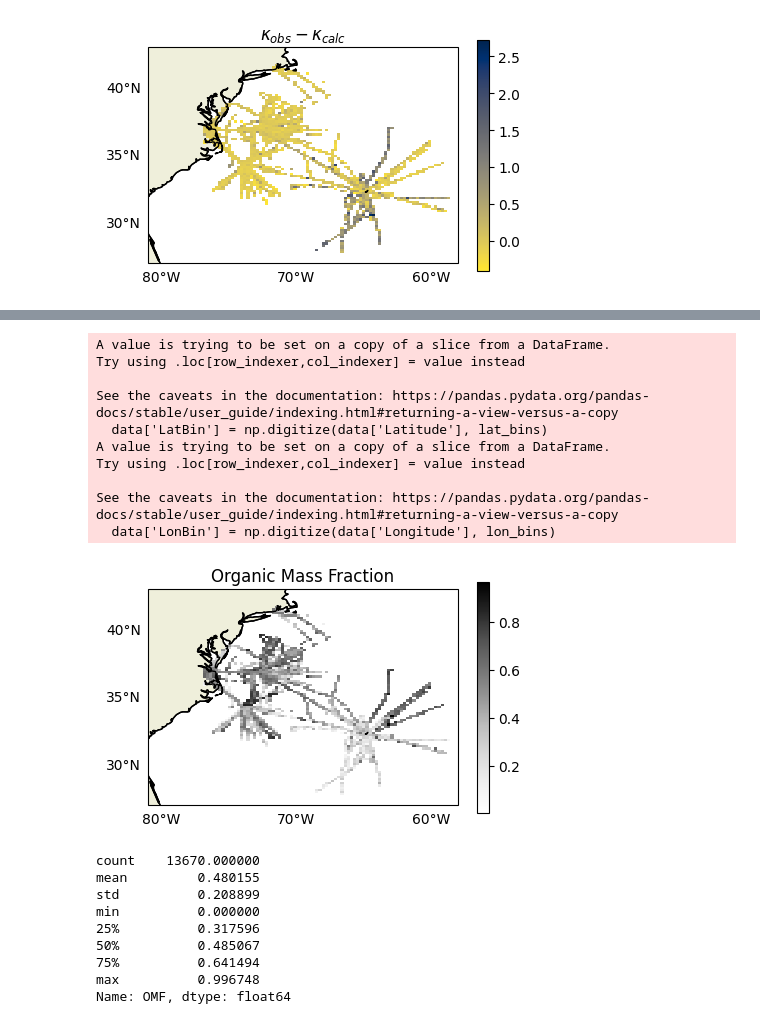
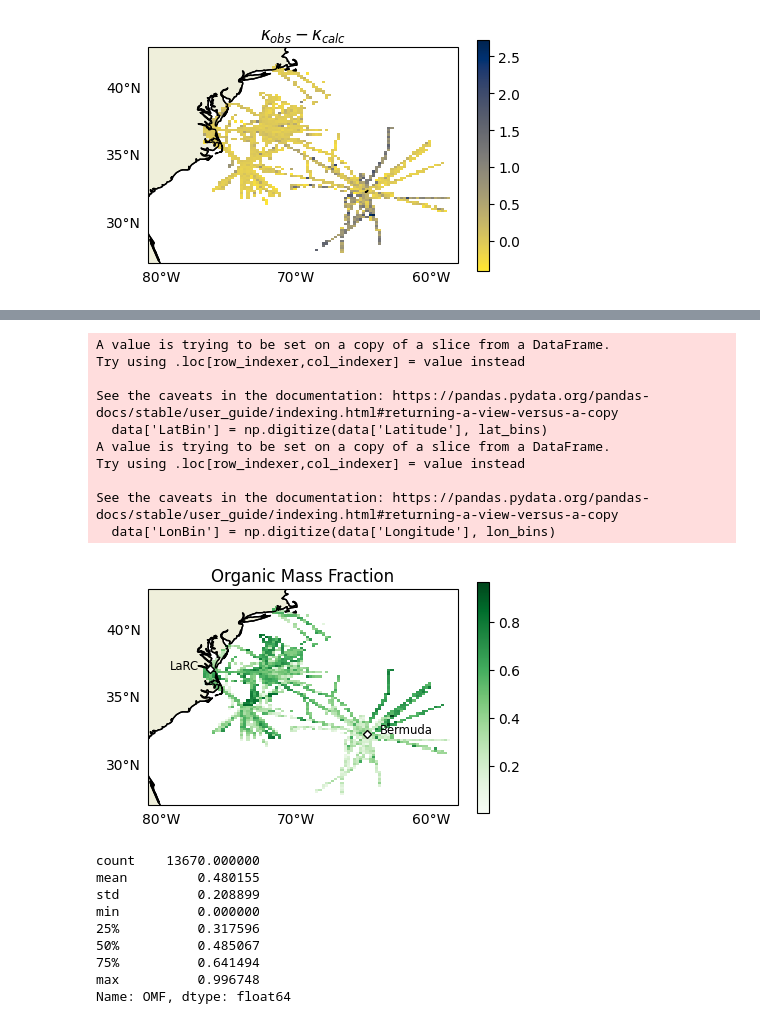
Before and after one commit to csoloff/ACTIVATE_CCN_closure, a Jupyter notebook: scripts/04_map_plot.ipynb, the cells around one changed output, grey strips where cells are left out. Saved outputs shown, nothing was run; the diff lists cells and outputs as text; code cells hidden in the pictures.

```diff
--- a/scripts/04_map_plot.ipynb
+++ b/scripts/04_map_plot.ipynb
@@ -460,39 +460,48 @@ ax.add_feature(cfeature.LAND, edgecolor='black')
 
 # Plot the heatmap
 lon_grid, lat_grid = np.meshgrid(lon_bins, lat_bins)
-c = ax.pcolormesh(lon_grid, lat_grid, time_grid, cmap='Greys', transform=ccrs.PlateCarree())
+c = ax.pcolormesh(lon_grid, lat_grid, time_grid, cmap='Greens', transform=ccrs.PlateCarree())
 ax.set_title(cmap_labels[i])
 # Add a colorbar
 cbar = plt.colorbar(c, ax=ax, orientation='vertical')
 #cbar.set_label(cmap_labels[i])
 
 # Add grid lines
 gl = ax.gridlines(draw_labels=True, dms=True, x_inline=False, y_inline=False)
 gl.top_labels = False
 gl.right_labels = False
 gl.xlocator = mticker.FixedLocator([-80, -70, -60])  # Longitude labels every 5 degrees
 gl.ylocator = mticker.FixedLocator([30, 35, 40])  # Latitude labels every 5 degrees
 
 gl.xlines = False
 gl.ylines = False
 
+
+ax.plot(bermuda_coords[1], bermuda_coords[0], marker='D', color='white', markersize=4, transform=ccrs.PlateCarree(), markeredgewidth=1, markeredgecolor='black')
+ax.text(bermuda_coords[1] + 1, bermuda_coords[0], 'Bermuda', color='black', transform=ccrs.PlateCarree(), fontsize='small')
+
+# Add label for NASA Langley
+ax.plot(langley_coords[1], langley_coords[0], marker='D', color='white', markersize=4, transform=ccrs.PlateCarree(), markeredgewidth=1, markeredgecolor='black')
+ax.text(langley_coords[1] + -3, langley_coords[0], 'LaRC', color='black', transform=ccrs.PlateCarree(), fontsize='small')
+
+
 # Set title
 #ax.set_title('Northwest Atlantic Sampling Heatmap by Time')
 
 # Show the plot
-plt.savefig('../figures/OMF_graph.png', dpi=1000)
+plt.savefig('../figures/OMF_graph.png', dpi=1000, bbox_inches='tight')
 # %% [output]
 A value is trying to be set on a copy of a slice from a DataFrame.
 Try using .loc[row_indexer,col_indexer] = value instead
 
 See the caveats in the documentation: https://pandas.pydata.org/pandas-docs/stable/user_guide/indexing.html#returning-a-view-versus-a-copy
   data['LatBin'] = np.digitize(data['Latitude'], lat_bins)
 A value is trying to be set on a copy of a slice from a DataFrame.
 Try using .loc[row_indexer,col_indexer] = value instead
 
 See the caveats in the documentation: https://pandas.pydata.org/pandas-docs/stable/user_guide/indexing.html#returning-a-view-versus-a-copy
   data['LonBin'] = np.digitize(data['Longitude'], lon_bins)
-[figure, old version]
+[figure, new version]
 # %%
 d.OMF.describe()
 # %% [output]
```
Also changed, not shown: 1 other file.
